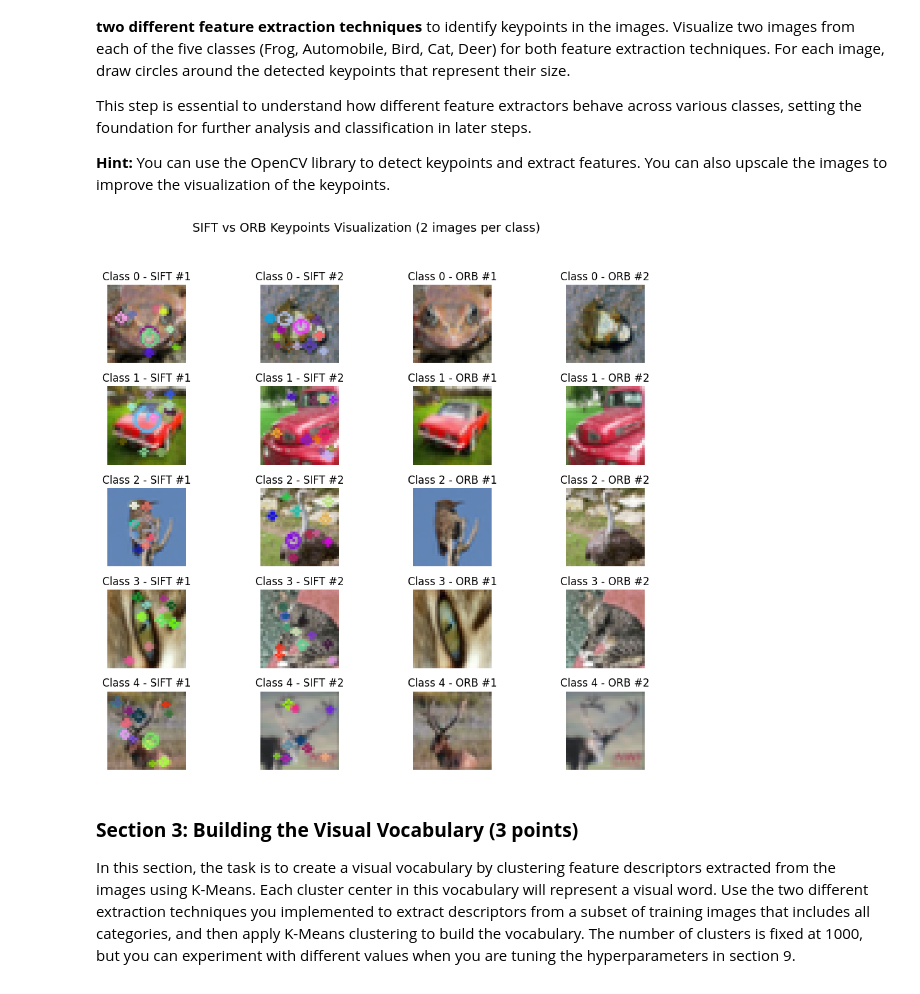
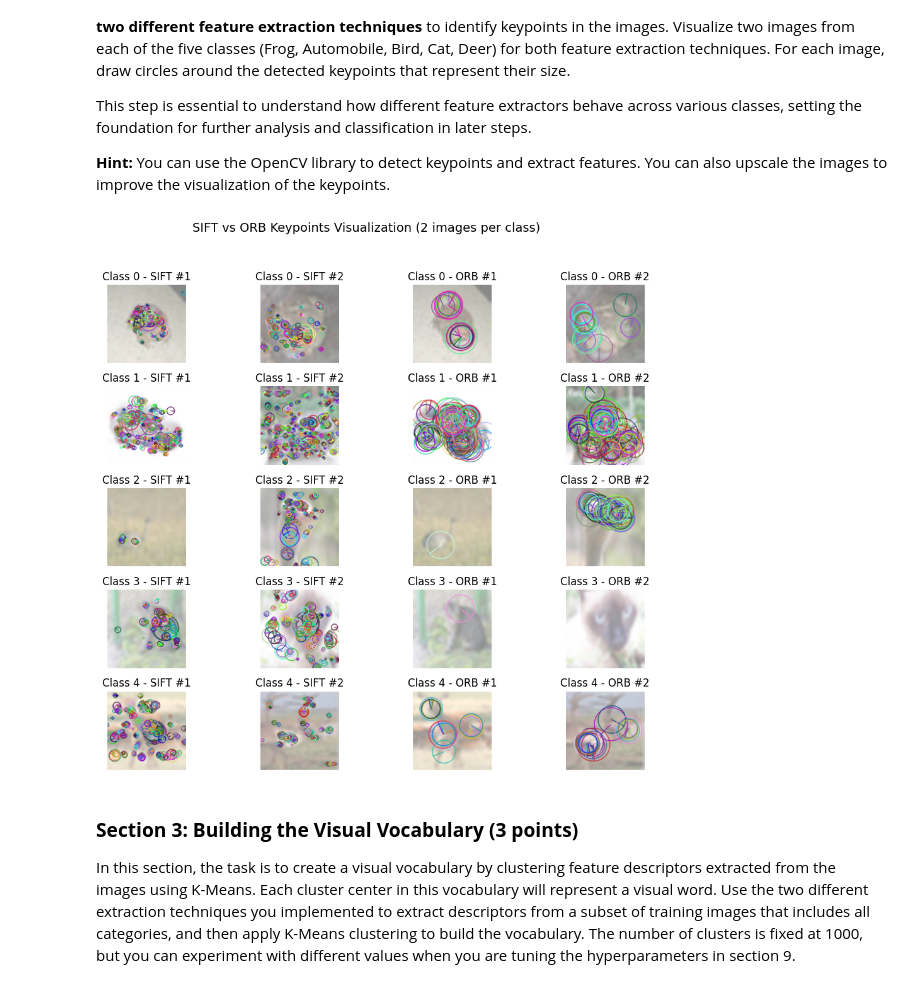
Before and after one commit to migueltmendes/Computer_vision_group66, a Jupyter notebook: cv1-final-lab-part-1-daoterog.ipynb, the cells around one changed output. Drawn from its saved outputs; the diff is of its cells as text; code cells hidden in the pictures.

```diff
--- a/cv1-final-lab-part-1-daoterog.ipynb
+++ b/cv1-final-lab-part-1-daoterog.ipynb
@@ -134,7 +134,7 @@ images_per_class_test = total_test_size // num_classes    # e.g., 1000 // 5 = 20
 # Define the transformations
 transform = transforms.Compose([
     transforms.ToTensor(),
-    # transforms.Normalize((0.5, 0.5, 0.5), (0.5, 0.5, 0.5))
+    transforms.Normalize((0.5, 0.5, 0.5), (0.5, 0.5, 0.5))
 ])
 
 # Define the class indices for the 5 selected classes: frog, automobile, bird, cat, and deer
@@ -232,13 +231,15 @@ import torch
 images_np = train_images.numpy() if isinstance(train_images, torch.Tensor) else train_images
 labels_np = train_labels.numpy() if isinstance(train_labels, torch.Tensor) else train_labels
 
-# Ensure uint8 type and correct range
-if images_np.max() <= 1.0:
-    images_np = (images_np * 255).astype(np.uint8)
+# Denormalize the image
+images_np = (images_np * 0.5) + 0.5  # Assuming normalization was done with mean=0.5, std=0.5
+assert images_np.min() >= 0.0 and images_np.max() <= 1.0, "Images should be in range [0, 1] after denormalization"
+images_np = images_np * 255.0
+images_np = images_np.astype(np.uint8)
 
 # Initialize detectors
-sift = cv2.SIFT_create()
-orb = cv2.ORB_create()
+sift = cv2.AffineFeature_create(cv2.SIFT_create())
+akaze = cv2.AffineFeature_create(cv2.ORB_create())
 
 # Classes you want to visualize (assuming labels go from 0 to 4)
 classes_to_show = np.unique(labels_np)[:5]
@@ -248,38 +249,39 @@ fig, axes = plt.subplots(len(classes_to_show), 4, figsize=(12, 10))
 plt.subplots_adjust(hspace=0.3, wspace=0.2)
 
 for i, cls in enumerate(classes_to_show):
     # Get indices of images belonging to this class
     idxs = np.where(labels_np == cls)[0]
     selected_idxs = random.sample(list(idxs), 2)  # pick two samples
 
     for j, idx in enumerate(selected_idxs):
         img = images_np[idx]
-        img_gray = cv2.cvtColor(img, cv2.COLOR_RGB2GRAY)
+        img_up = cv2.resize(img, (128, 128), interpolation=cv2.INTER_CUBIC)
+        img_gray = cv2.cvtColor(img_up, cv2.COLOR_RGB2GRAY)
 
         # --- SIFT ---
         keypoints_sift = sift.detect(img_gray, None)
-        img_sift = cv2.drawKeypoints(img, keypoints_sift, None,
+        img_sift = cv2.drawKeypoints(img_up, keypoints_sift, None,
                                      flags=cv2.DRAW_MATCHES_FLAGS_DRAW_RICH_KEYPOINTS)
 
         # --- ORB ---
-        keypoints_orb = orb.detect(img_gray, None)
-        img_orb = cv2.drawKeypoints(img, keypoints_orb, None,
+        keypoints_orb = akaze.detect(img_gray, None)
+        img_orb = cv2.drawKeypoints(img_up, keypoints_orb, None,
                                     flags=cv2.DRAW_MATCHES_FLAGS_DRAW_RICH_KEYPOINTS)
 
         # Plot SIFT
         axes[i, 0 + j].imshow(img_sift)
         axes[i, 0 + j].set_title(f"Class {cls} - SIFT #{j+1}")
         axes[i, 0 + j].axis('off')
 
         # Plot ORB
         axes[i, 2 + j].imshow(img_orb)
         axes[i, 2 + j].set_title(f"Class {cls} - ORB #{j+1}")
         axes[i, 2 + j].axis('off')
 
 plt.suptitle("SIFT vs ORB Keypoints Visualization (2 images per class)", fontsize=14)
 plt.show()
 # %% [output]
-[figure, old version]
+[figure, new version]
 # %% [markdown]
 <a id="section-3"></a>
 ### **Section 3: Building the Visual Vocabulary (3 points)**
```
Also changed, not shown: parts of 3 cells of this notebook.
